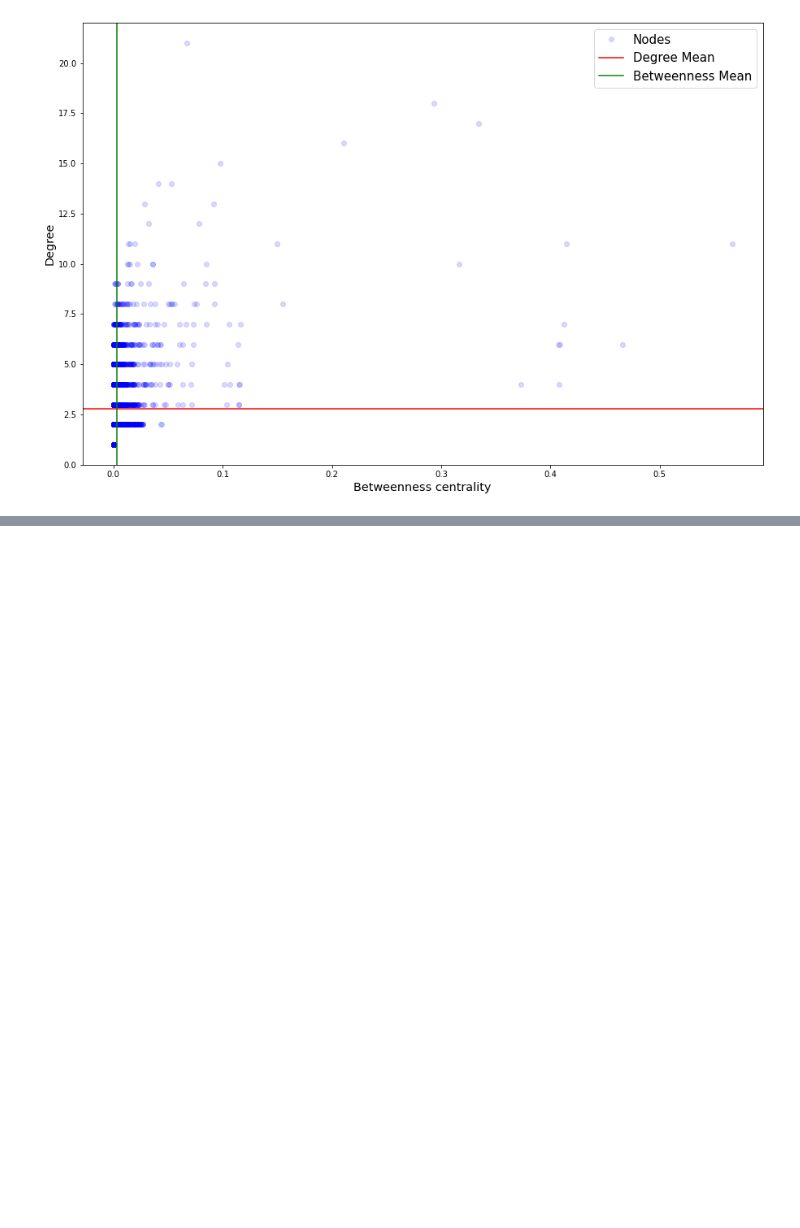
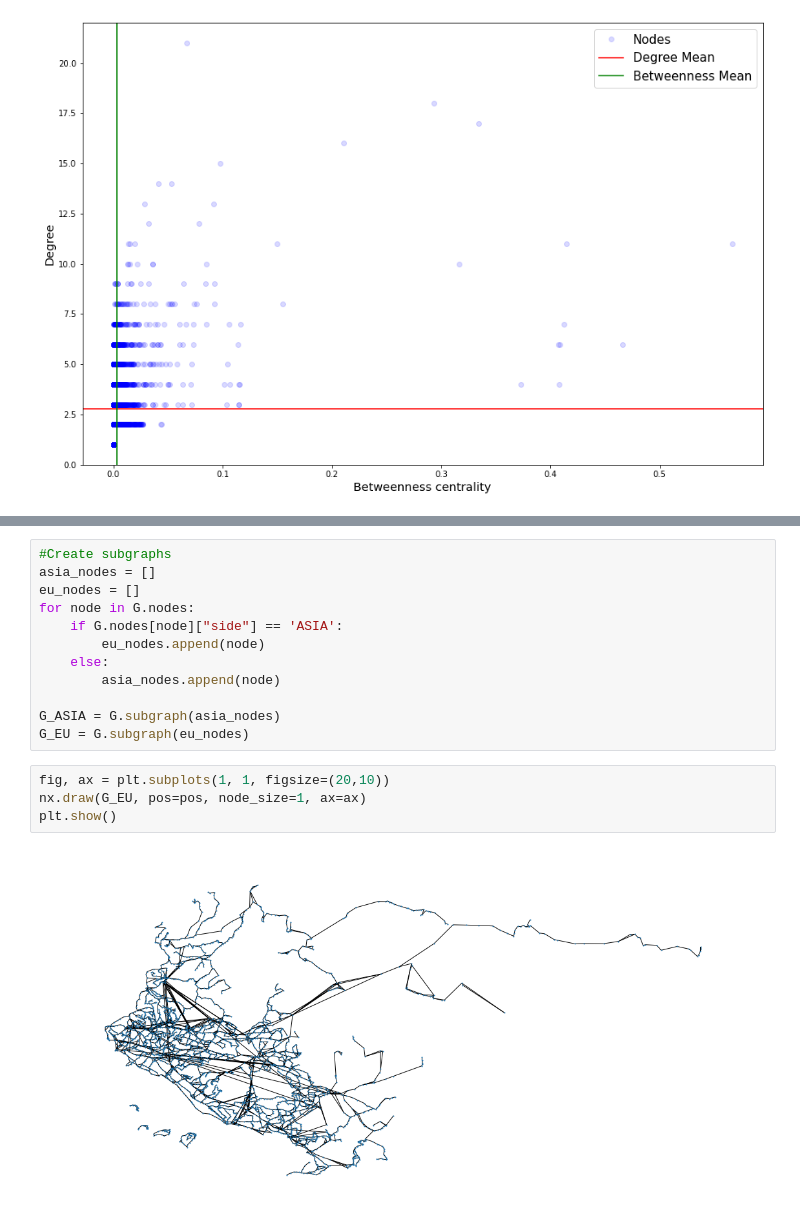
Before and after one commit to hozgurr/BLG-549E-Graph-Theory-Term-Project, a Jupyter notebook: create_digraph.ipynb, the cells around one changed output, grey strips where cells are left out. Drawn from its saved outputs; the diff is of its cells as text; blank space fills up the shorter version.

```diff
--- a/create_digraph.ipynb
+++ b/create_digraph.ipynb
@@ -146,0 +186,18 @@ plt.show()
+# %%
+#Create subgraphs
+asia_nodes = []
+eu_nodes = []
+for node in G.nodes:
+    if G.nodes[node]["side"] == 'ASIA':
+        eu_nodes.append(node)
+    else:
+        asia_nodes.append(node)
+
+G_ASIA = G.subgraph(asia_nodes)
+G_EU = G.subgraph(eu_nodes)
+# %%
+fig, ax = plt.subplots(1, 1, figsize=(20,10))
+nx.draw(G_EU, pos=pos, node_size=1, ax=ax)
+plt.show()
+# %% [output]
+[figure, added]
```
Also changed, not shown: parts of 9 cells of this notebook.
